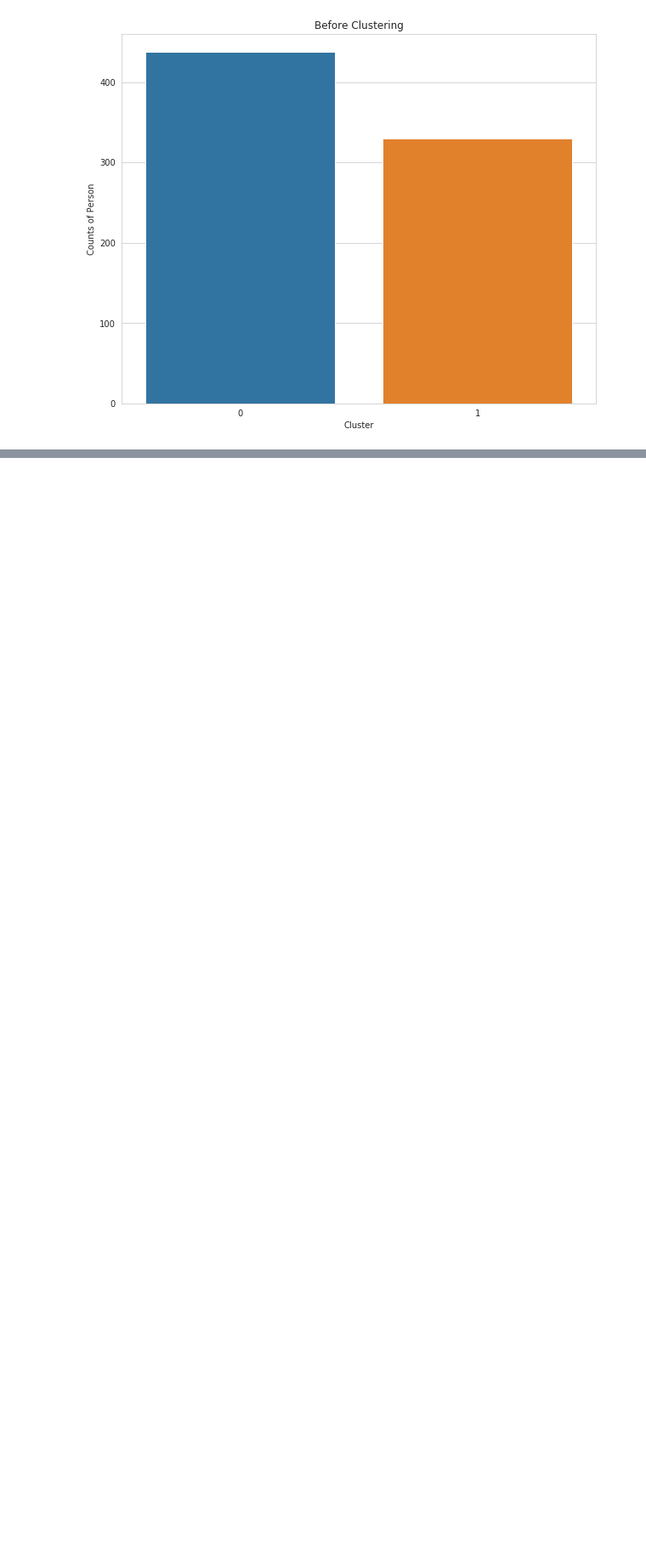
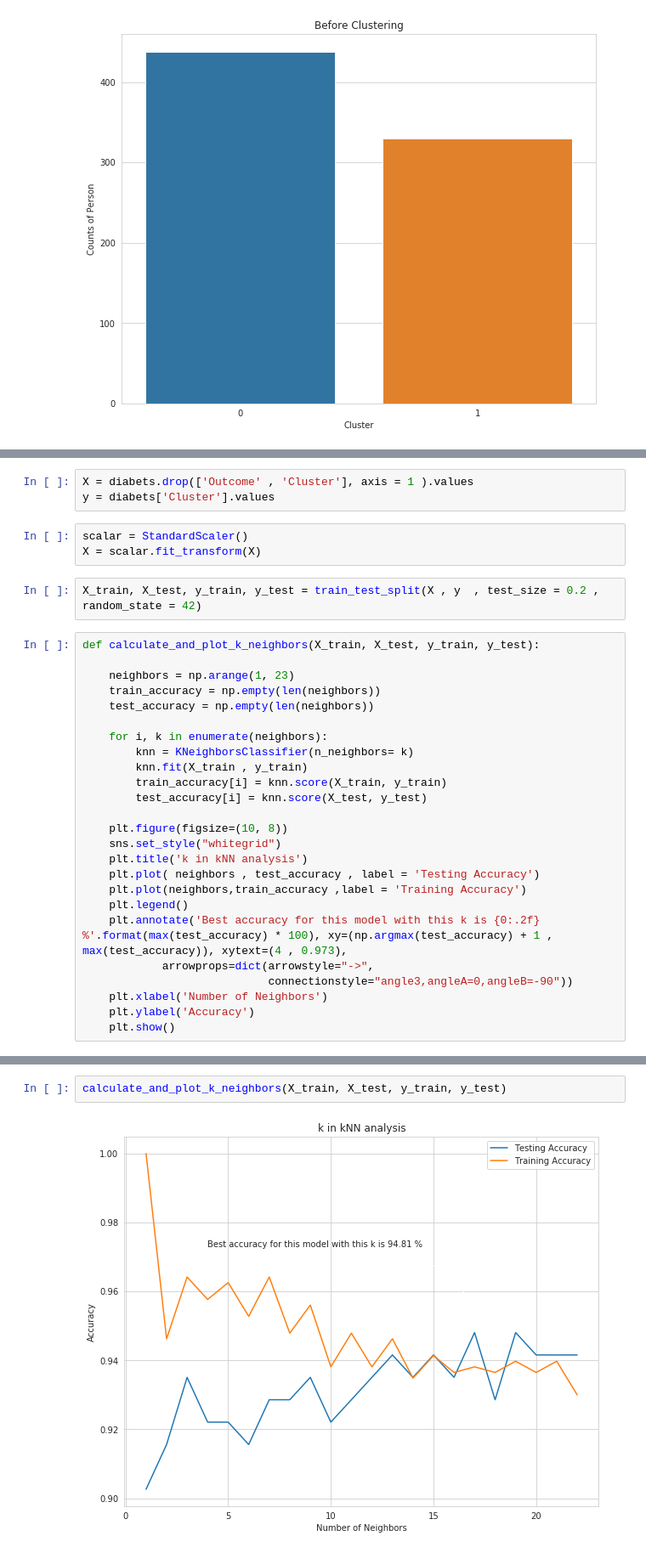
Before and after one commit to BahramJannesar/PimaIndiansDiabetsMachineLearning, a Jupyter notebook: Diabets Clustering.ipynb, the cells around one changed output, grey strips where cells are left out. Shown at 85% size. Saved outputs shown, nothing was run; the diff lists cells and outputs as text; blank space fills up the shorter version.

```diff
--- a/Diabets Clustering.ipynb
+++ b/Diabets Clustering.ipynb
@@ -168,2 +177,35 @@ plt.show()
 # %% [output]
 [figure]
+# %%
+X = diabets.drop(['Outcome' , 'Cluster'], axis = 1 ).values
+y = diabets['Cluster'].values
+# %%
+scalar = StandardScaler()
+X = scalar.fit_transform(X)
+# %%
+X_train, X_test, y_train, y_test = train_test_split(X , y  , test_size = 0.2 , random_state = 42)
+# %%
+def calculate_and_plot_k_neighbors(X_train, X_test, y_train, y_test):
+
+    neighbors = np.arange(1, 23)
+    train_accuracy = np.empty(len(neighbors))
+    test_accuracy = np.empty(len(neighbors))
+
+    for i, k in enumerate(neighbors):
+        knn = KNeighborsClassifier(n_neighbors= k)
+        knn.fit(X_train , y_train)
+        train_accuracy[i] = knn.score(X_train, y_train)
+        test_accuracy[i] = knn.score(X_test, y_test)
+
+    plt.figure(figsize=(10, 8))
+    sns.set_style("whitegrid")
+    plt.title('k in kNN analysis')
+    plt.plot( neighbors , test_accuracy , label = 'Testing Accuracy')
+    plt.plot(neighbors,train_accuracy ,label = 'Training Accuracy')
+    plt.legend()
+    plt.annotate('Best accuracy for this model with this k is {0:.2f} %'.format(max(test_accuracy) * 100), xy=(np.argmax(test_accuracy) + 1 , max(test_accuracy)), xytext=(4 , 0.973),
+            arrowprops=dict(arrowstyle="->",
+                            connectionstyle="angle3,angleA=0,angleB=-90"))
+    plt.xlabel('Number of Neighbors')
+    plt.ylabel('Accuracy')
+    plt.show()
@@ -169,0 +352,4 @@ plt.show()
+# %%
+calculate_and_plot_k_neighbors(X_train, X_test, y_train, y_test)
+# %% [output]
+[figure, added]
```
Also changed, not shown: parts of 27 cells of this notebook, 1 other file.
